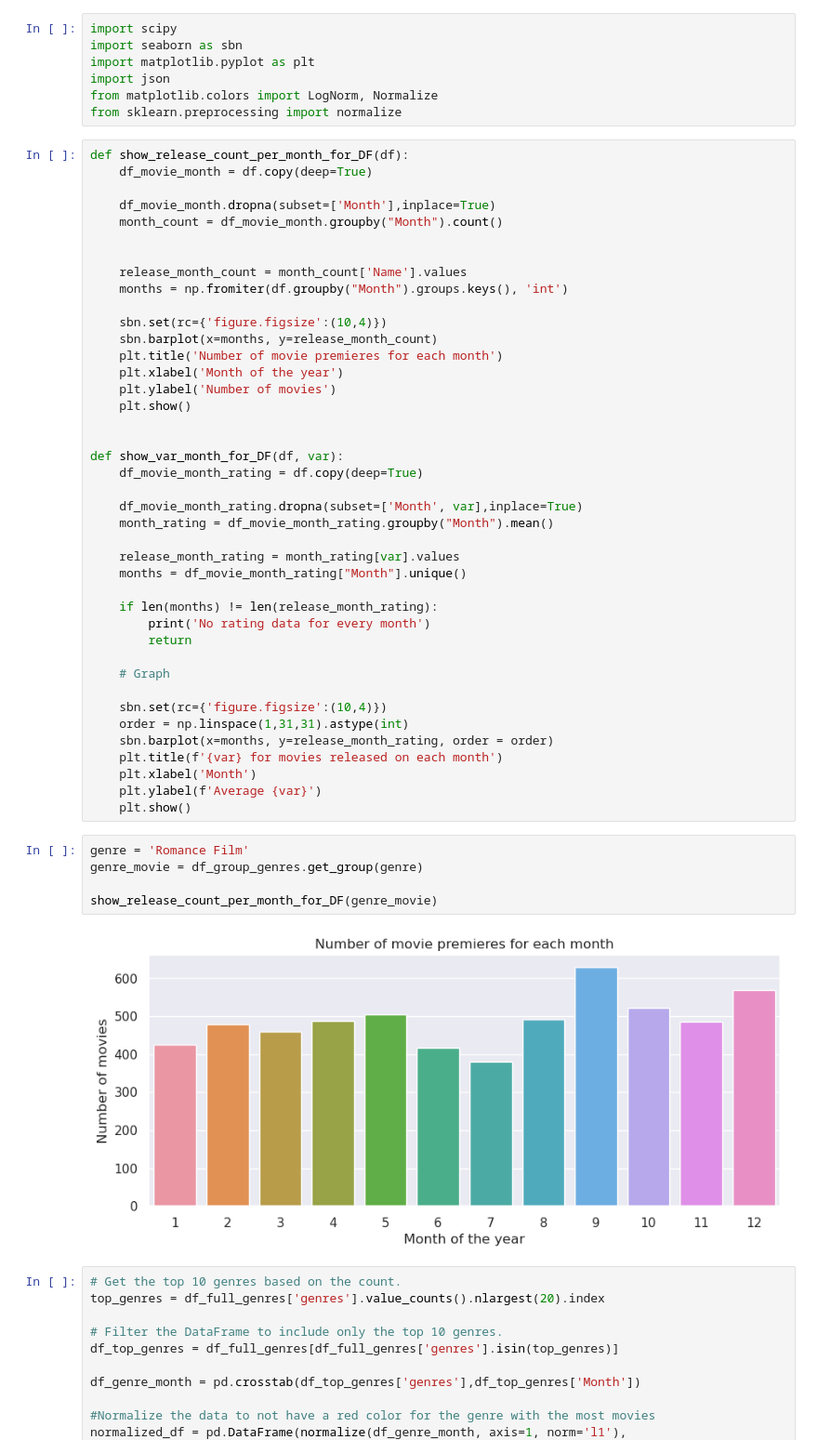
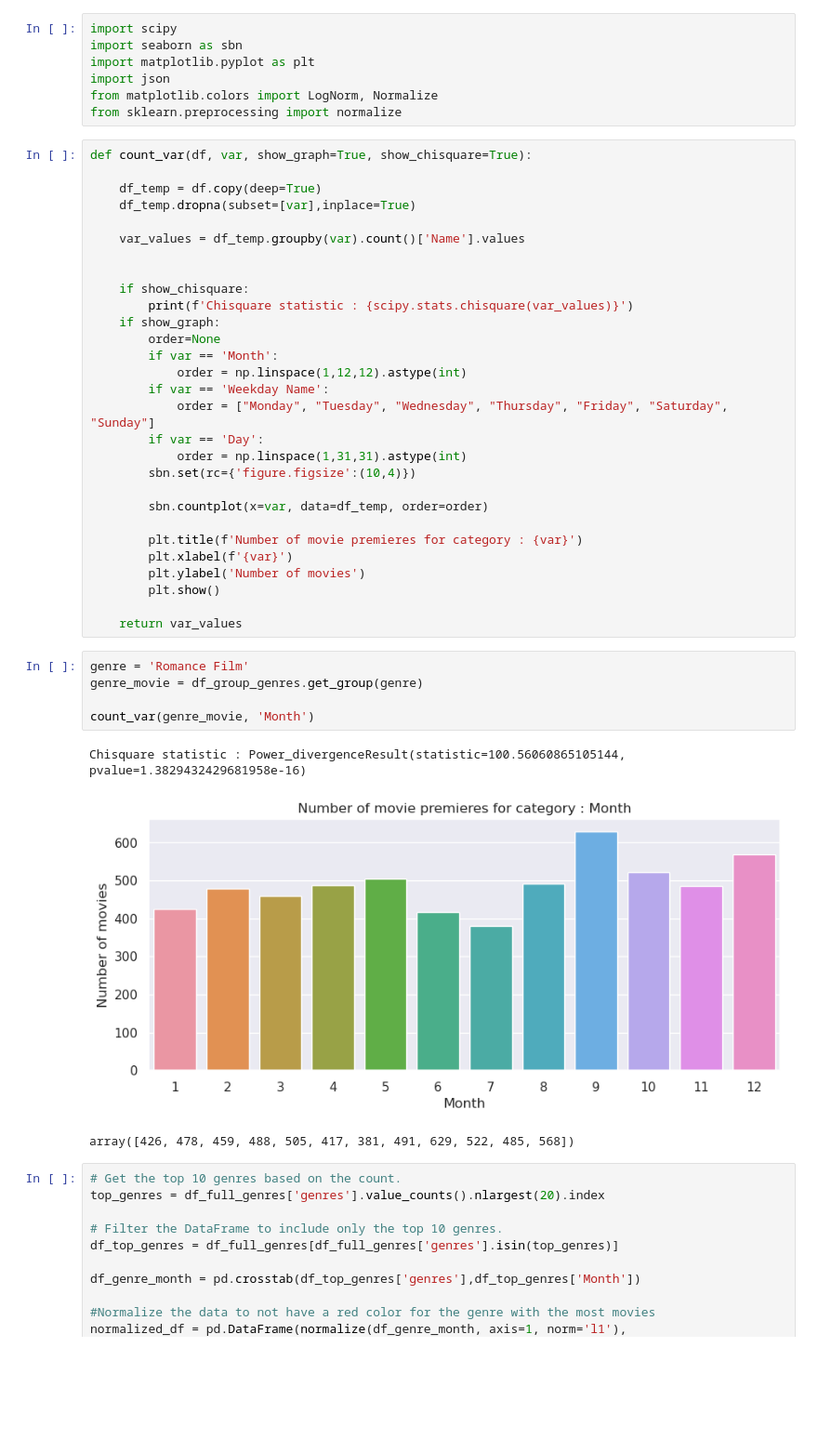
Before and after one commit to epfl-ada/ada-2023-project-deapdatadestroyers, a Jupyter notebook: data_movie_analysis.ipynb, the cells around one changed output. Shown at 93% size. Drawn from its saved outputs; the diff is of its cells as text; blank space fills up the shorter version.

```diff
--- a/data_movie_analysis.ipynb
+++ b/data_movie_analysis.ipynb
@@ -232,54 +232,44 @@ import matplotlib.pyplot as plt
 import json
 from matplotlib.colors import LogNorm, Normalize
 from sklearn.preprocessing import normalize
-# %%
-def show_release_count_per_month_for_DF(df):
-    df_movie_month = df.copy(deep=True)
-
-    df_movie_month.dropna(subset=['Month'],inplace=True)
-    month_count = df_movie_month.groupby("Month").count()
-
-
-    release_month_count = month_count['Name'].values
-    months = np.fromiter(df.groupby("Month").groups.keys(), 'int')
-
-    sbn.set(rc={'figure.figsize':(10,4)})
-    sbn.barplot(x=months, y=release_month_count)
-    plt.title('Number of movie premieres for each month')
-    plt.xlabel('Month of the year')
-    plt.ylabel('Number of movies')
-    plt.show()
-
-
-def show_var_month_for_DF(df, var):
-    df_movie_month_rating = df.copy(deep=True)
-
-    df_movie_month_rating.dropna(subset=['Month', var],inplace=True)
-    month_rating = df_movie_month_rating.groupby("Month").mean()
-
-    release_month_rating = month_rating[var].values
-    months = df_movie_month_rating["Month"].unique()
-
-    if len(months) != len(release_month_rating):
-        print('No rating data for every month')
-        return
-
-    # Graph
-
-    sbn.set(rc={'figure.figsize':(10,4)})
-    order = np.linspace(1,31,31).astype(int)
-    sbn.barplot(x=months, y=release_month_rating, order = order)
-    plt.title(f'{var} for movies released on each month')
-    plt.xlabel('Month')
-    plt.ylabel(f'Average {var}')
-    plt.show()
+# %%
+def count_var(df, var, show_graph=True, show_chisquare=True):
+
+    df_temp = df.copy(deep=True)
+    df_temp.dropna(subset=[var],inplace=True)
+
+    var_values = df_temp.groupby(var).count()['Name'].values
+
+
+    if show_chisquare:
+        print(f'Chisquare statistic : {scipy.stats.chisquare(var_values)}')
+    if show_graph:
+        order=None
+        if var == 'Month':
+            order = np.linspace(1,12,12).astype(int)
+        if var == 'Weekday Name':
+            order = ["Monday", "Tuesday", "Wednesday", "Thursday", "Friday", "Saturday", "Sunday"]
+        if var == 'Day':
+            order = np.linspace(1,31,31).astype(int)
+        sbn.set(rc={'figure.figsize':(10,4)})
+
+        sbn.countplot(x=var, data=df_temp, order=order)
+
+        plt.title(f'Number of movie premieres for category : {var}')
+        plt.xlabel(f'{var}')
+        plt.ylabel('Number of movies')
+        plt.show()
+
+    return var_values
 # %%
 genre = 'Romance Film'
 genre_movie = df_group_genres.get_group(genre)
 
-show_release_count_per_month_for_DF(genre_movie)
+count_var(genre_movie, 'Month')
 # %% [output]
+Chisquare statistic : Power_divergenceResult(statistic=100.56060865105144, pvalue=1.3829432429681958e-16)
-[figure, old version]
+[figure, new version]
+array([426, 478, 459, 488, 505, 417, 381, 491, 629, 522, 485, 568])
 # %%
 # Get the top 10 genres based on the count.
 top_genres = df_full_genres['genres'].value_counts().nlargest(20).index
```
Also changed, not shown: parts of 4 cells of this notebook.
